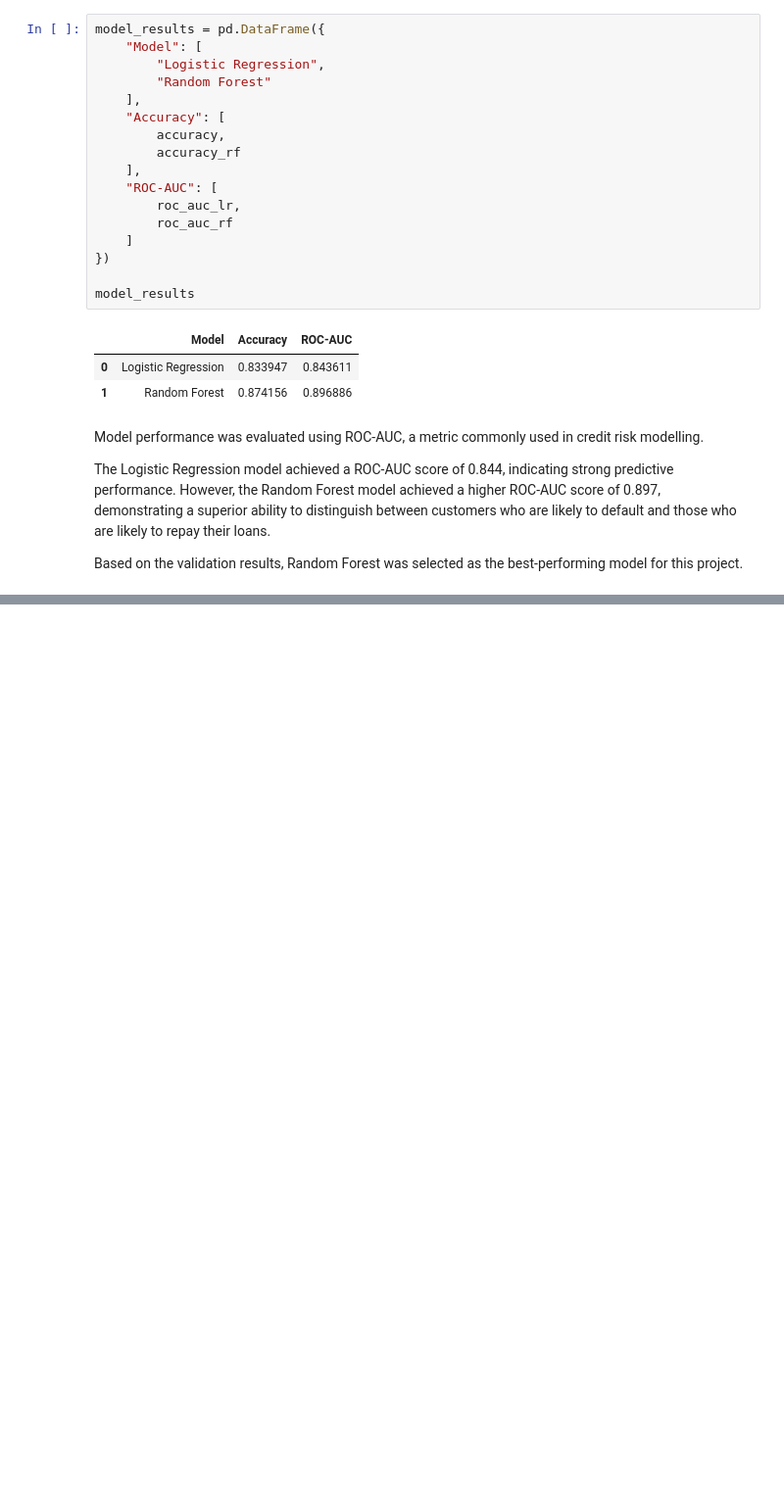
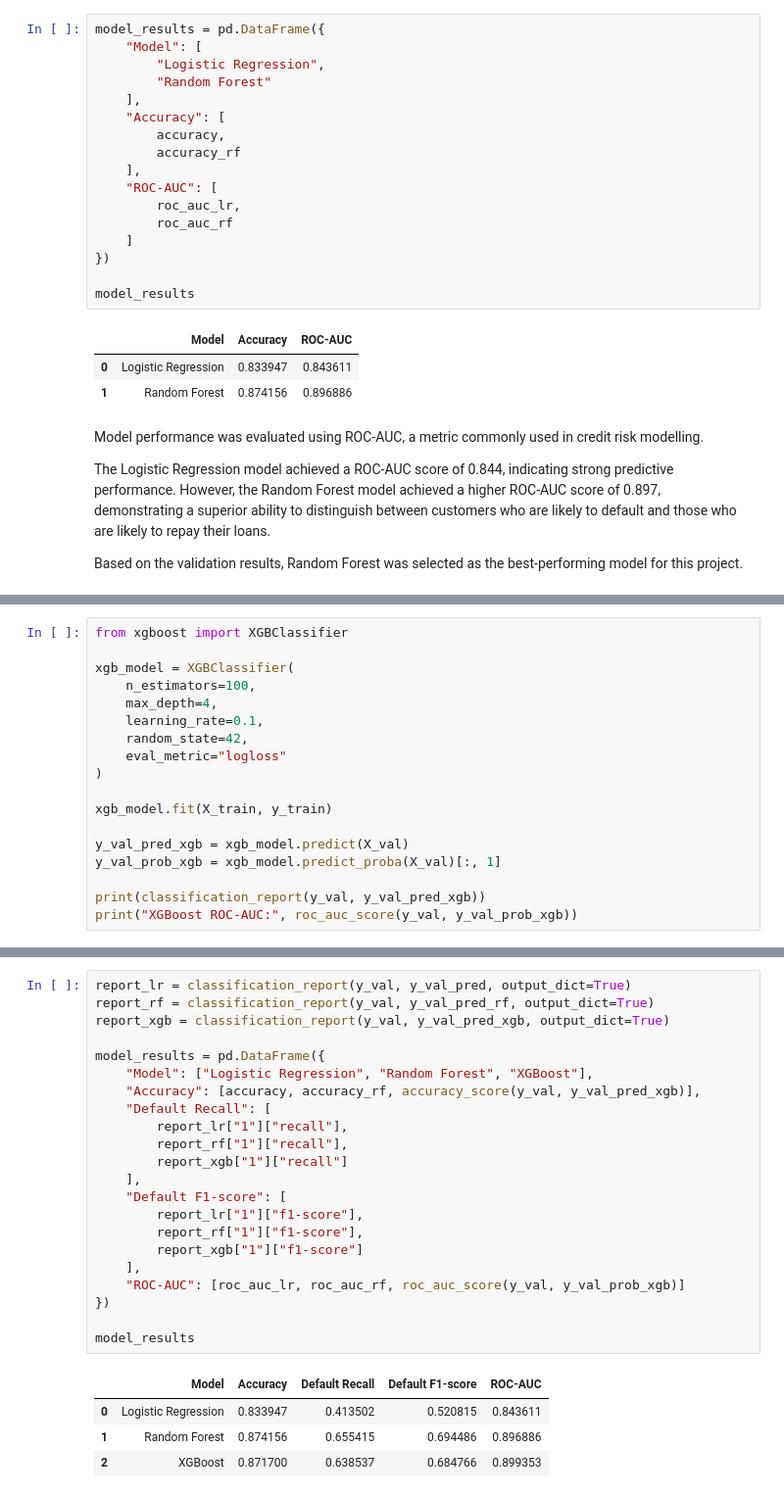
Before and after one commit to lukaszkazala/credit-risk-prediction, a Jupyter notebook: notebooks/credit_risk_analysis.ipynb, the cells around one changed output, grey strips where cells are left out. Shown at 98% size. Drawn from its saved outputs; the diff is of its cells as text; blank space fills up the shorter version.

Commit message:
Add XGBoost and final evaluation

```diff
--- a/notebooks/credit_risk_analysis.ipynb
+++ b/notebooks/credit_risk_analysis.ipynb
@@ -492,3 +495,21 @@ plt.savefig(
 plt.show()
 # %% [output]
 [figure]
+# %%
+from xgboost import XGBClassifier
+
+xgb_model = XGBClassifier(
+    n_estimators=100,
+    max_depth=4,
+    learning_rate=0.1,
+    random_state=42,
+    eval_metric="logloss"
+)
+
+xgb_model.fit(X_train, y_train)
+
+y_val_pred_xgb = xgb_model.predict(X_val)
+y_val_prob_xgb = xgb_model.predict_proba(X_val)[:, 1]
+
+print(classification_report(y_val, y_val_pred_xgb))
+print("XGBoost ROC-AUC:", roc_auc_score(y_val, y_val_prob_xgb))
@@ -494,0 +527,27 @@ plt.show()
+# %%
+report_lr = classification_report(y_val, y_val_pred, output_dict=True)
+report_rf = classification_report(y_val, y_val_pred_rf, output_dict=True)
+report_xgb = classification_report(y_val, y_val_pred_xgb, output_dict=True)
+
+model_results = pd.DataFrame({
+    "Model": ["Logistic Regression", "Random Forest", "XGBoost"],
+    "Accuracy": [accuracy, accuracy_rf, accuracy_score(y_val, y_val_pred_xgb)],
+    "Default Recall": [
+        report_lr["1"]["recall"],
+        report_rf["1"]["recall"],
+        report_xgb["1"]["recall"]
+    ],
+    "Default F1-score": [
+        report_lr["1"]["f1-score"],
+        report_rf["1"]["f1-score"],
+        report_xgb["1"]["f1-score"]
+    ],
+    "ROC-AUC": [roc_auc_lr, roc_auc_rf, roc_auc_score(y_val, y_val_prob_xgb)]
+})
+
+model_results
+# %% [output]
+|  | Model | Accuracy | Default Recall | Default F1-score | ROC-AUC |
+| 0 | Logistic Regression | 0.833947 | 0.413502 | 0.520815 | 0.843611 |
+| 1 | Random Forest | 0.874156 | 0.655415 | 0.694486 | 0.896886 |
+| 2 | XGBoost | 0.871700 | 0.638537 | 0.684766 | 0.899353 |
```
Also changed, not shown: parts of 5 cells of this notebook.
